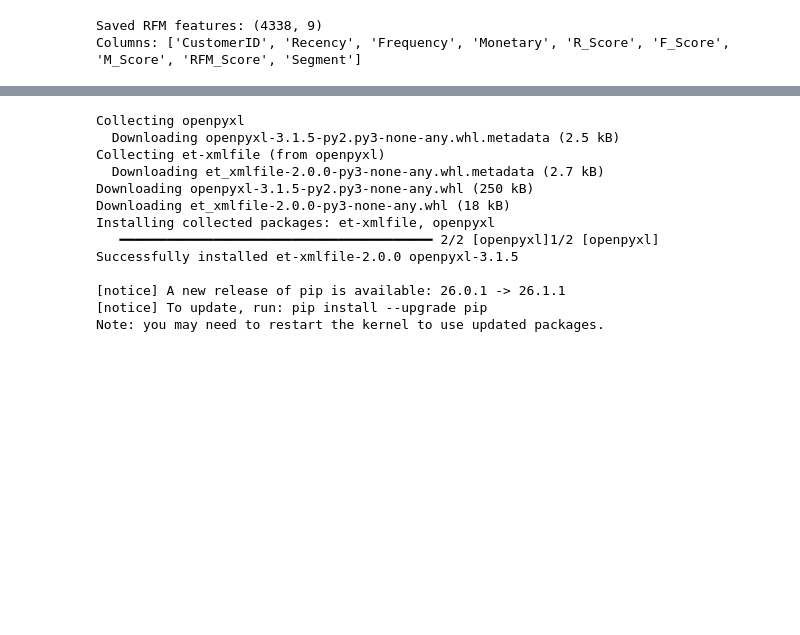
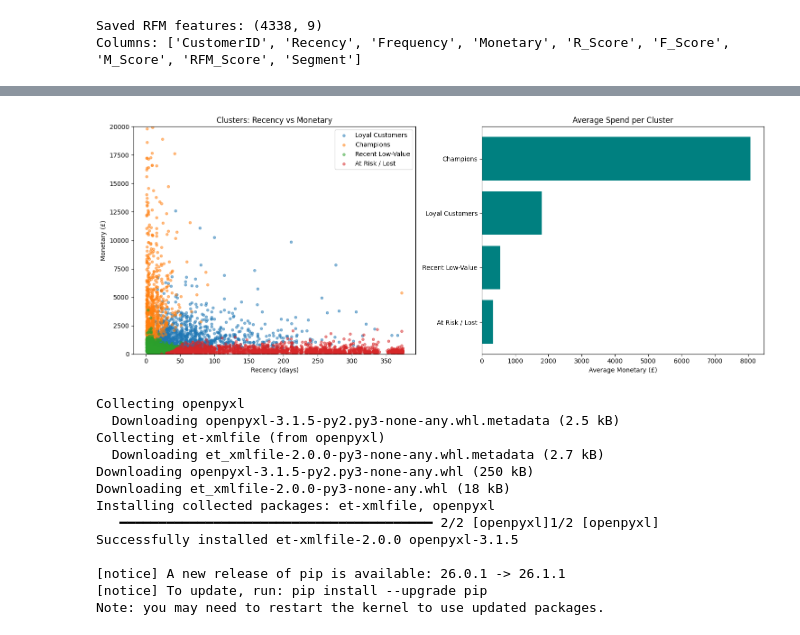
Before and after one commit to sohamsahu85/retailpulse, a Jupyter notebook: notebooks/01_EDA.ipynb, the cells around one changed output, grey strips where cells are left out. Saved outputs shown, nothing was run; the diff lists cells and outputs as text; code cells hidden in the pictures; blank space fills up the shorter version.

```diff
--- a/notebooks/01_EDA.ipynb
+++ b/notebooks/01_EDA.ipynb
@@ -145,0 +236,15 @@ Columns: ['CustomerID', 'Recency', 'Frequency', 'Monetary', 'R_Score', 'F_Score'
+# %%
+# Map cluster numbers to business names (based on the profiles above)
+cluster_names = {
+    1: 'Champions',
+    2: 'Loyal Customers',
+    0: 'Recent Low-Value',
+    3: 'At Risk / Lost'
+}
+rfm['Cluster_Name'] = rfm['Cluster'].map(cluster_names)
+
+print(rfm['Cluster_Name'].value_counts())
+
+# Save the final clustered data
+rfm.to_csv('../data/processed/rfm_clustered.csv', index=False)
+print("\nSaved final clustered customer data!")
@@ -146,3 +260,28 @@ Columns: ['CustomerID', 'Recency', 'Frequency', 'Monetary', 'R_Score', 'F_Score'
+# %%
+import matplotlib.pyplot as plt
+
+fig, axes = plt.subplots(1, 2, figsize=(15, 6))
+
+# Scatter: Recency vs Monetary, colored by cluster
+for name in rfm['Cluster_Name'].unique():
+    sub = rfm[rfm['Cluster_Name'] == name]
+    axes[0].scatter(sub['Recency'], sub['Monetary'], label=name, alpha=0.5, s=15)
+axes[0].set_xlabel('Recency (days)'); axes[0].set_ylabel('Monetary (£)')
+axes[0].set_title('Clusters: Recency vs Monetary')
+axes[0].set_ylim(0, 20000)  # cap to see the bulk, not whales
+axes[0].legend()
+
+# Bar: average monetary per cluster
+prof = rfm.groupby('Cluster_Name')['Monetary'].mean().sort_values()
+axes[1].barh(prof.index, prof.values, color='teal')
+axes[1].set_xlabel('Average Monetary (£)')
+axes[1].set_title('Average Spend per Cluster')
+
+plt.tight_layout()
+plt.savefig('../models/customer_clusters.png', dpi=100, bbox_inches='tight')
+plt.show()
+# %% [output]
+[figure, added]
 # %%
 %pip install openpyxl
 # %% [output]
```
Also changed, not shown: parts of 4 cells of this notebook, 3 other files.
